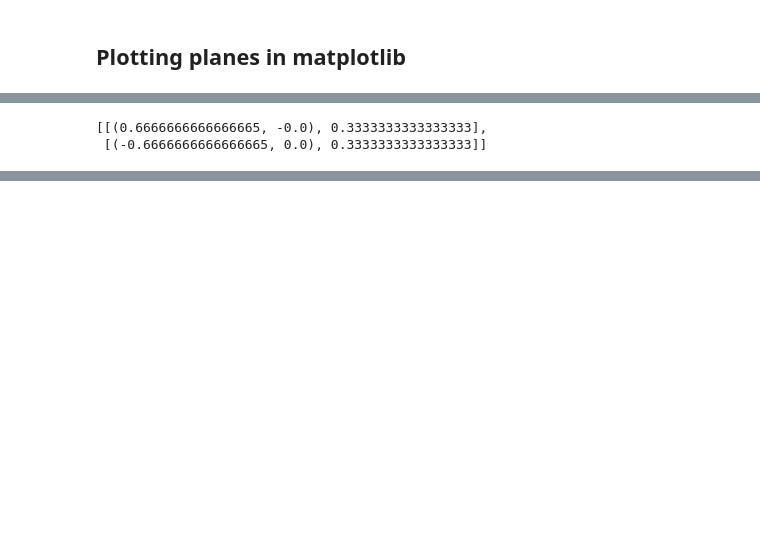
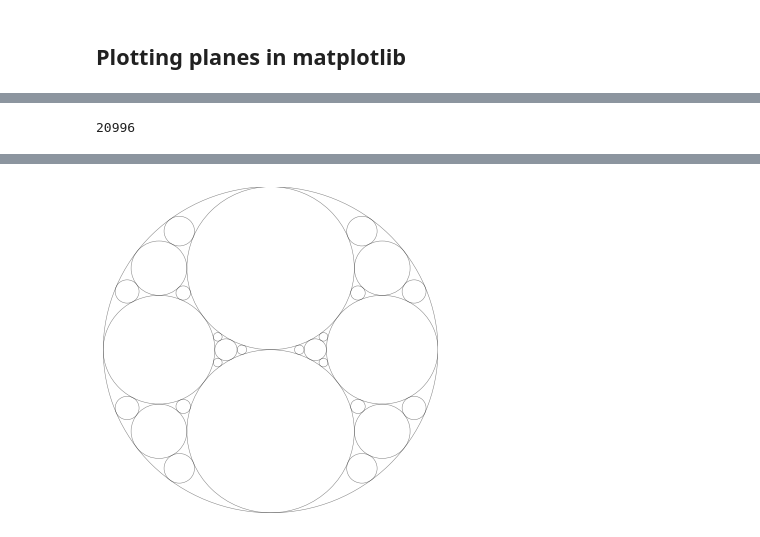
Before and after one commit to DillyPickly/Circles, a Jupyter notebook: Circle_fractal.ipynb, the cells around one changed output, grey strips where cells are left out. Drawn from its saved outputs; the diff is of its cells as text; code cells hidden in the pictures; blank space fills up the shorter version.

```diff
--- a/Circle_fractal.ipynb
+++ b/Circle_fractal.ipynb
@@ -591,3 +249,0 @@ def quadratic_eq(a,b,c):
-# %%
-t = quadratic_eq(w0,w1,w2)
-print(t)
@@ -596,3 +249,0 @@ print(t)
-# %%
-circ1 = circle(*np.array([x0,y0,z0])*t[0]+[x1,y1,z1])
-circ2 = circle(*np.array([x0,y0,z0])*t[1]+[x1,y1,z1])
@@ -624,6 +250,6 @@ plt.show()
 # %%
 def get_circle(circle1,circle2,circle3):
-    A,b = matrix_fun(circle1,circle2,circle3)
+    A,b = equation_subtract(circle1,circle2,circle3)
 
     plane1 = np.append(A[0,:], b[0])
     plane2 = np.append(A[1,:], b[1])
@@ -656,14 +282,6 @@ def get_circle(circle1,circle2,circle3):
         return [circ1]
     elif circ2_valid:
         return [circ2]
-# %%
-get_circle(circle(0, 0, -1), circle(0,.5, .5), circle(0,-.5, .5))
-# %% [output]
-[[(0.6666666666666665, -0.0), 0.3333333333333333],
- [(-0.6666666666666665, 0.0), 0.3333333333333333]]
-# %%
-def circle(x, y, r):
-    return ((x,y), r)
 # %%
 # seed_circles
 circles = [circle(0, 0, -1), circle(0,.5, .5), circle(0,-.5, .5)]
@@ -718,11 +336,15 @@ def c_map(t, c0=_black, c1=_white):
             (c1[2]-c0[2])*t + c0[2])
 
 # print(c_map(1))
+# %%
+print(len(circles))
+# %% [output]
+20996
 # %%
 fig, ax = plt.subplots(figsize=(6,6))
 
 
-for circ in circles[:2000]:
+for circ in circles[:29]:
 #     print(circ[1])
     ax.add_artist(plt.Circle(*circ,
                              alpha=0.5,
@@ -740,8 +362,8 @@ ax.set_ylim((-1,1))
 ax.set_xlim((-1,1))
 
 plt.axis('off')
-plt.savefig("circle_fractal.png", bbox_inches="tight",dpi=2000)
+# plt.savefig("circle_fractal.png", bbox_inches="tight",dpi=2000)
 
 
-# plt.show()
+plt.show()
 # %% [output]
@@ -749,0 +370 @@ plt.savefig("circle_fractal.png", bbox_inches="tight",dpi=2000)
+[figure, added]
```
Also changed, not shown: parts of 34 cells of this notebook.
